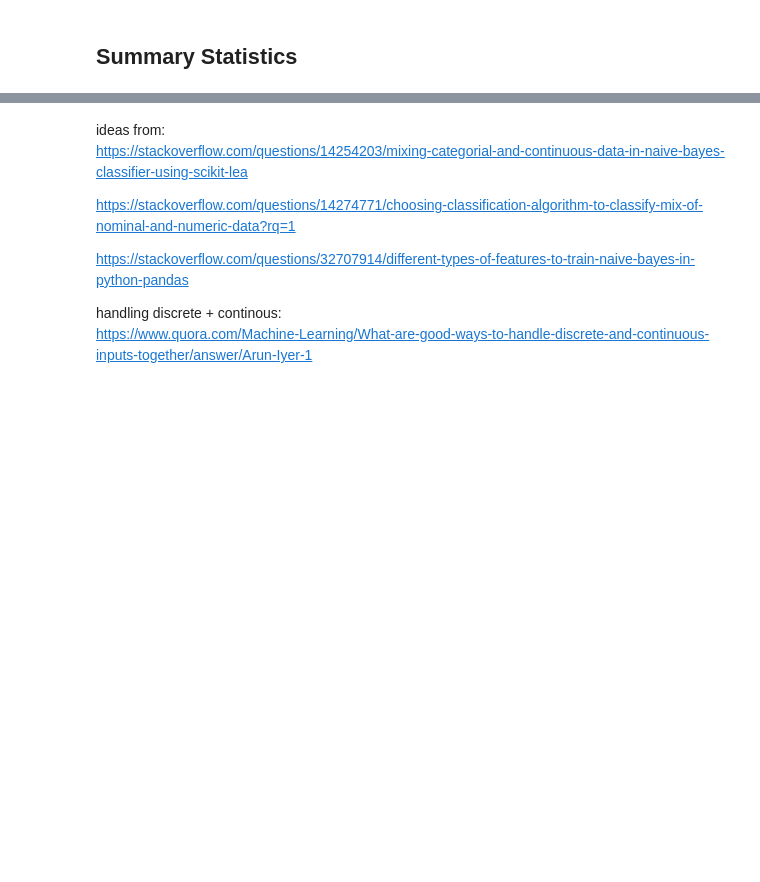
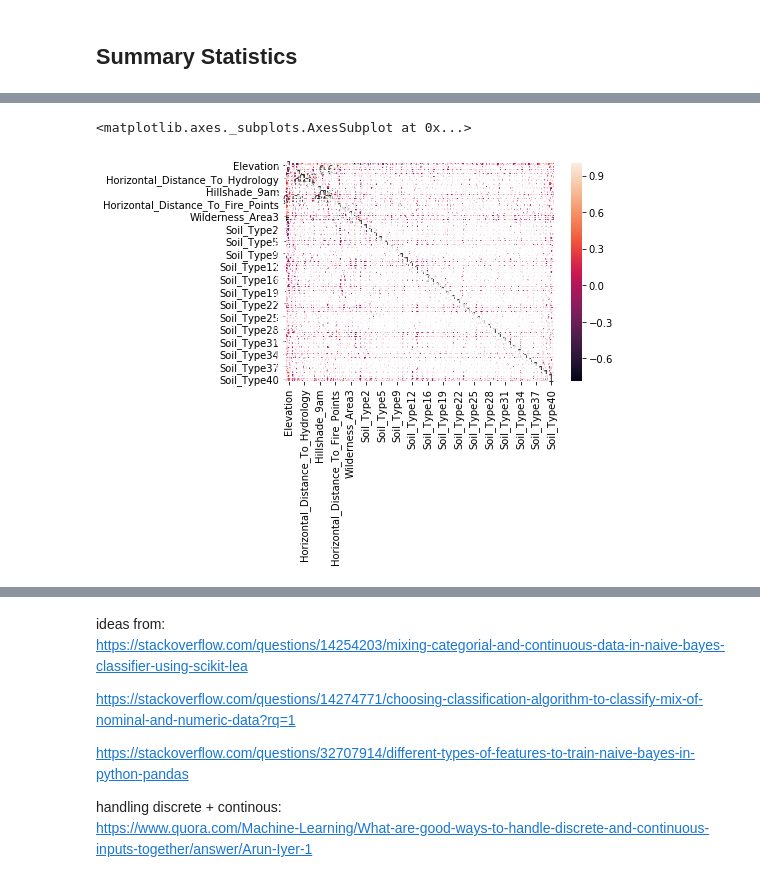
Before and after one commit to nobuyamaguchi/w207_final, a Jupyter notebook: notebook/EDA_Hien.ipynb, the cells around one changed output, grey strips where cells are left out. Saved outputs shown, nothing was run; the diff lists cells and outputs as text; code cells hidden in the pictures; blank space fills up the shorter version.

```diff
--- a/notebook/EDA_Hien.ipynb
+++ b/notebook/EDA_Hien.ipynb
@@ -57,8 +61,8 @@ label_name = set(train_csv['Cover_Type'])
 ## Summary Statistics
 # %%
 df = pd.DataFrame(train_csv, columns=[i for i in all_headers])
-df = df.describe().T
-df
+stat_summary = df.describe().T
+stat_summary
 # %% [output]
 |  | count | mean | std | min | 25% | 50% | 75% | max |
 | Id | 15120.0 | 7560.500000 | 4364.912370 | 1.0 | 3780.75 | 7560.5 | 11340.25 | 15120.0 |
@@ -86,8 +84,4 @@ df.loc['Aspect', 'mean']
 # %%
 # Exclude columns with no useful data for prediction
 new_headers = [n for n in all_headers if n not in ['Id', 'Soil_Type7', 'Soil_Type15']]
-new_train = train_csv[new_headers]
-
-# Convert from structured array to 2D
-unlabeled_data = np.array(unlabeled_csv.tolist())
-new_train = np.array(new_train.tolist())
+df = df[new_headers]
@@ -104,0 +101,9 @@ array([-0.71666667, -0.68888889, -0.22777778, ..., -0.25555556,
+# %%
+# Check correlation between features
+
+df_corr = df.drop(['Cover_Type'], axis=1)
+corrMatrix = df_corr.corr()
+sn.heatmap(corrMatrix, annot=True)
+# %% [output]
+<matplotlib.axes._subplots.AxesSubplot at 0x...>
+[figure, added]
```
Also changed, not shown: parts of 31 cells of this notebook.
